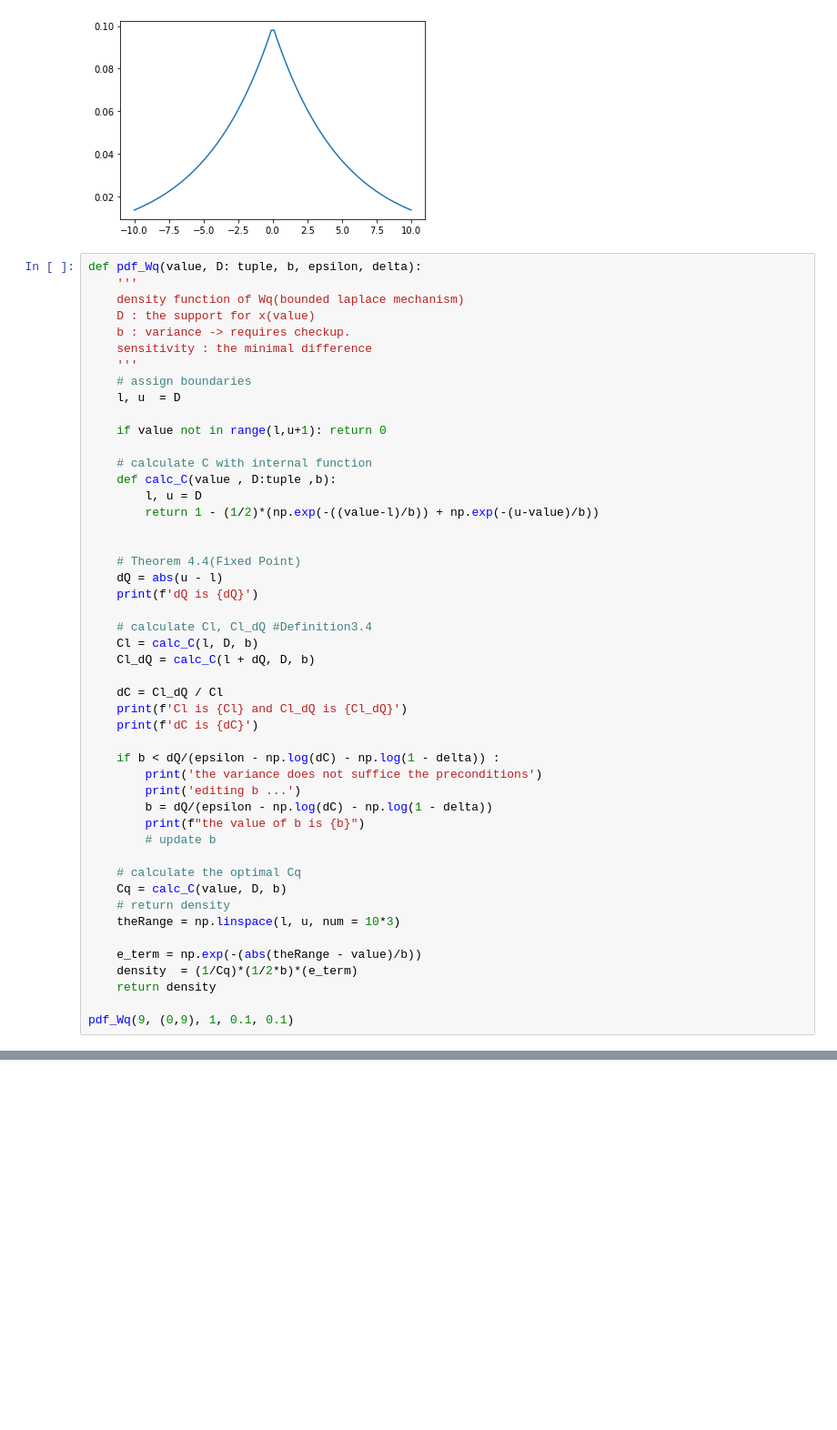
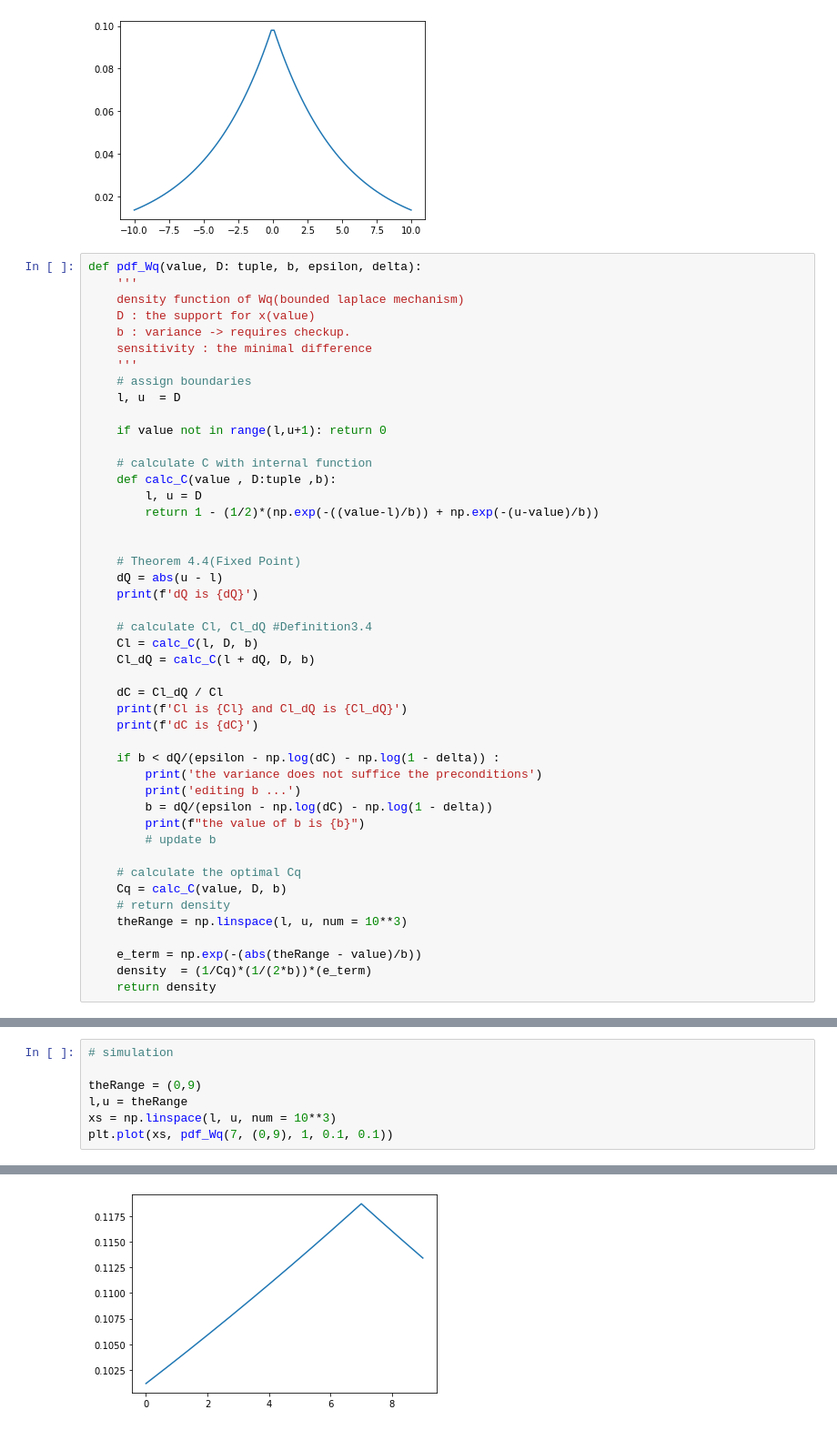
Before and after one commit to memy85/2022_LDP_EXPERIMENT, a Jupyter notebook: explore/20220207_LDP_notes.ipynb, the cells around one changed output, grey strips where cells are left out. Shown: that part at 91% size. Saved outputs shown, nothing was run; the diff lists cells and outputs as text; blank space fills up the shorter version.

```diff
--- a/explore/20220207_LDP_notes.ipynb
+++ b/explore/20220207_LDP_notes.ipynb
@@ -120,10 +120,8 @@ def pdf_Wq(value, D: tuple, b, epsilon, delta):
     # calculate the optimal Cq
     Cq = calc_C(value, D, b)
     # return density
-    theRange = np.linspace(l, u, num = 10*3)
+    theRange = np.linspace(l, u, num = 10**3)
 
     e_term = np.exp(-(abs(theRange - value)/b))
-    density  = (1/Cq)*(1/2*b)*(e_term)
+    density  = (1/Cq)*(1/(2*b))*(e_term)
     return density
-
-pdf_Wq(9, (0,9), 1, 0.1, 0.1)
@@ -179,0 +132,8 @@ def bounded_laplace_mechanism(value: float,
+# %%
+# simulation
+
+theRange = (0,9)
+l,u = theRange
+xs = np.linspace(l, u, num = 10**3)
+plt.plot(xs, pdf_Wq(7, (0,9), 1, 0.1, 0.1))
+# %% [output]
@@ -179,0 +147 @@ def bounded_laplace_mechanism(value: float,
+[figure, added]
```
Also changed, not shown: parts of 5 cells of this notebook, 2 other files.
